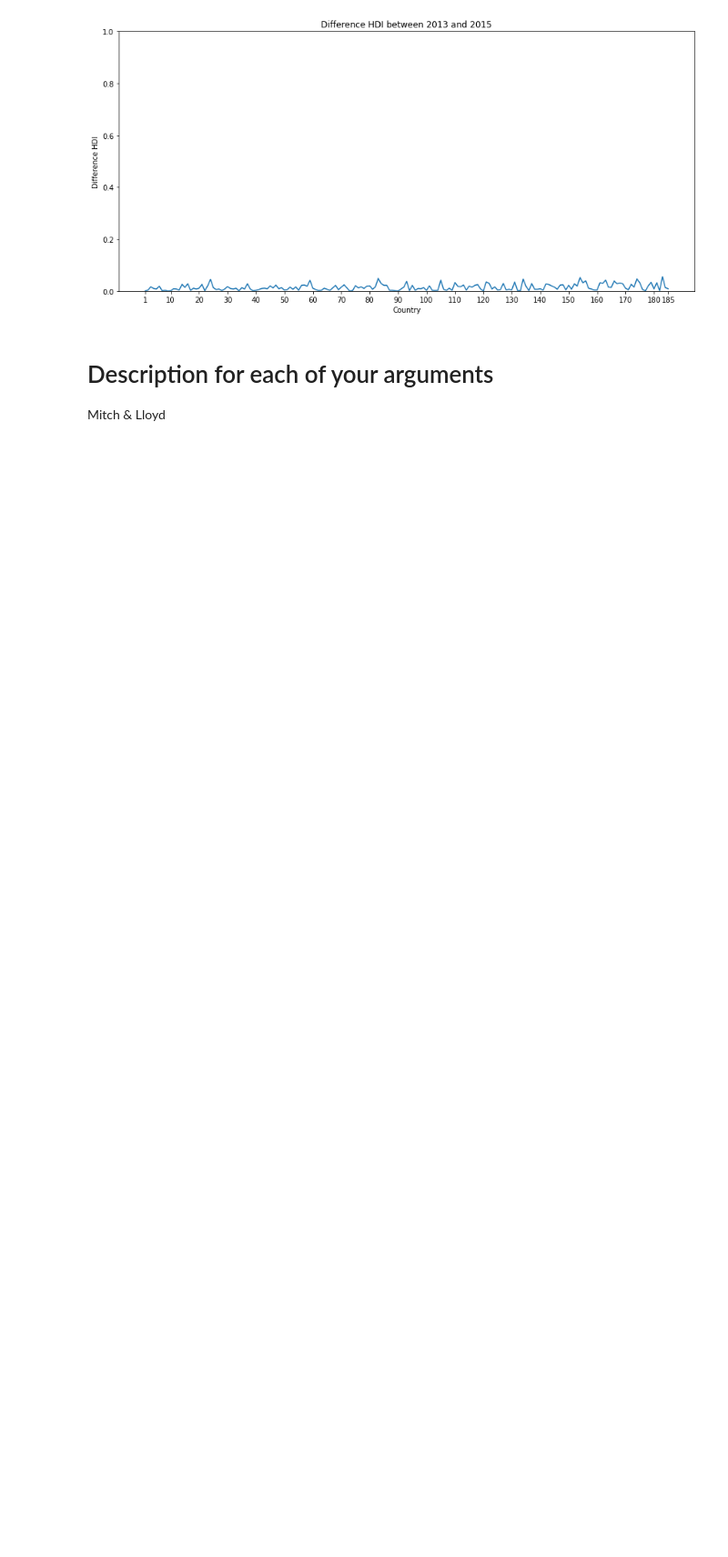
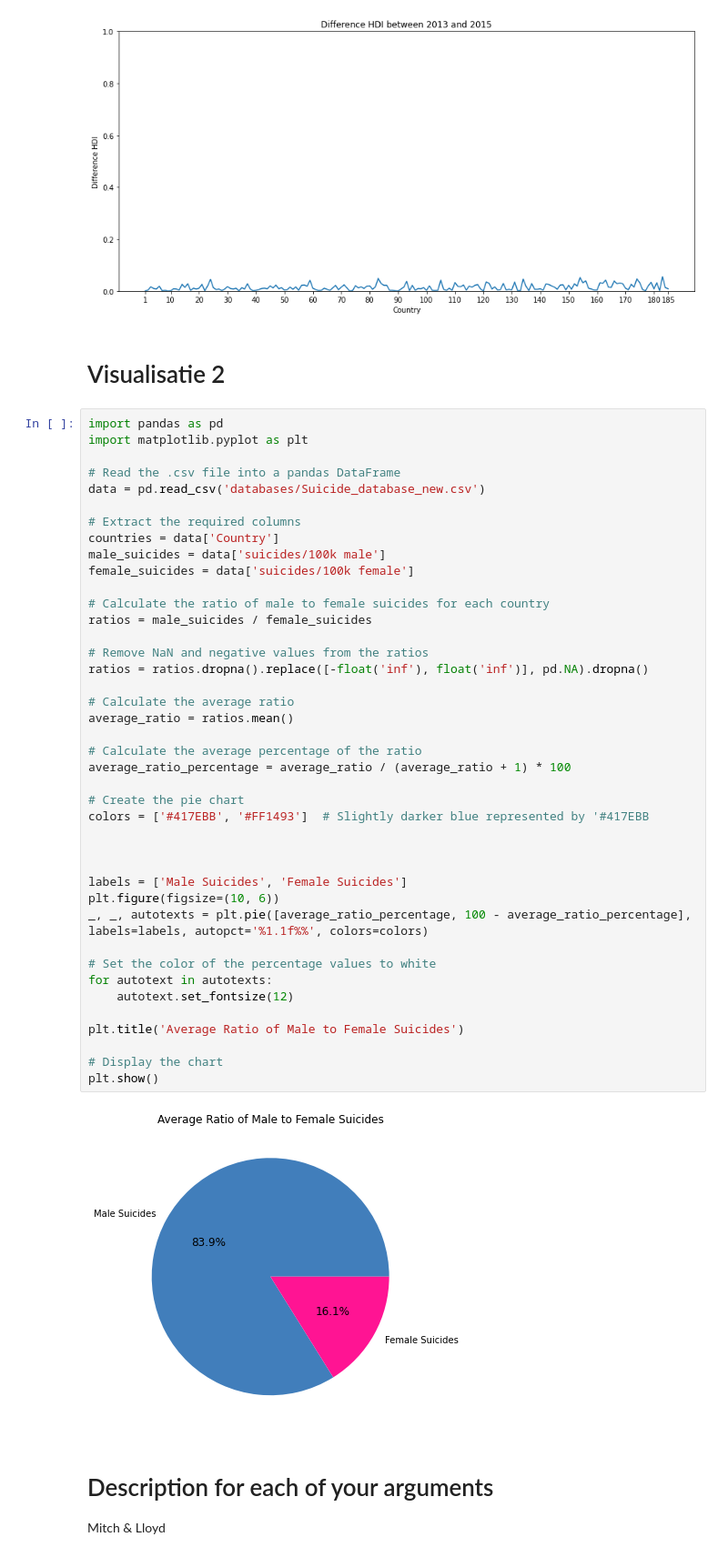
Before and after one commit to Lloydster25/Informatievisualisatie, a Jupyter notebook: Draft.ipynb, the cells around one changed output. Shown at 91% size. Drawn from its saved outputs; the diff is of its cells as text; blank space fills up the shorter version.

Commit message:
2e visualistatie

```diff
--- a/Draft.ipynb
+++ b/Draft.ipynb
@@ -55,6 +55,51 @@ plt.tight_layout()
 plt.show()
 # %% [output]
 [figure]
+# %% [markdown]
+# Visualisatie 2
+# %%
+import pandas as pd
+import matplotlib.pyplot as plt
+
+# Read the .csv file into a pandas DataFrame
+data = pd.read_csv('databases/Suicide_database_new.csv')
+
+# Extract the required columns
+countries = data['Country']
+male_suicides = data['suicides/100k male']
+female_suicides = data['suicides/100k female']
+
+# Calculate the ratio of male to female suicides for each country
+ratios = male_suicides / female_suicides
+
+# Remove NaN and negative values from the ratios
+ratios = ratios.dropna().replace([-float('inf'), float('inf')], pd.NA).dropna()
+
+# Calculate the average ratio
+average_ratio = ratios.mean()
+
+# Calculate the average percentage of the ratio
+average_ratio_percentage = average_ratio / (average_ratio + 1) * 100
+
+# Create the pie chart
+colors = ['#417EBB', '#FF1493']  # Slightly darker blue represented by '#417EBB
+
+
+
+labels = ['Male Suicides', 'Female Suicides']
+plt.figure(figsize=(10, 6))
+_, _, autotexts = plt.pie([average_ratio_percentage, 100 - average_ratio_percentage], labels=labels, autopct='%1.1f%%', colors=colors)
+
+# Set the color of the percentage values to white
+for autotext in autotexts:
+    autotext.set_fontsize(12)
+
+plt.title('Average Ratio of Male to Female Suicides')
+
+# Display the chart
+plt.show()
+# %% [output]
+[figure, added]
 # %% [markdown]
 # Description for each of your arguments
 Mitch & Lloyd
```
